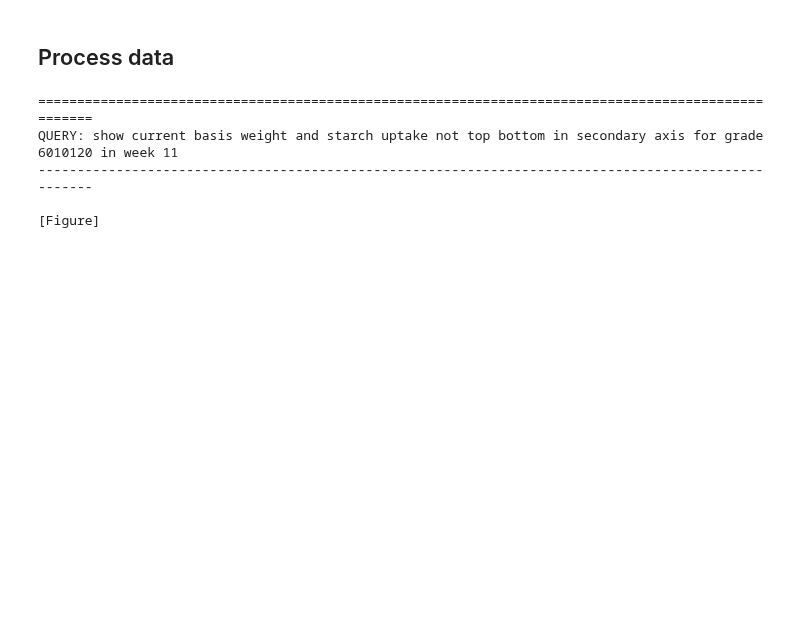
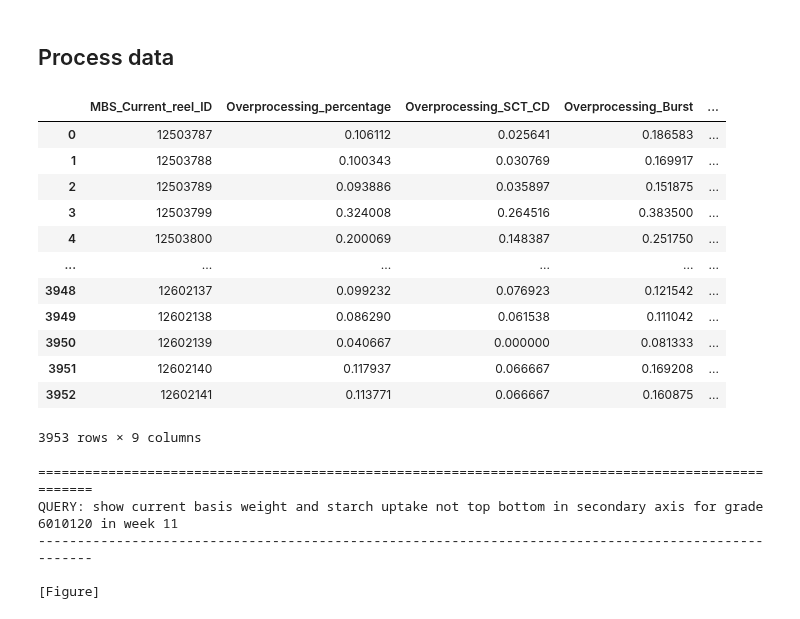
Before and after one commit to Miggon-dev/costimiser2, a Jupyter notebook: ai_process_analyst.ipynb, the cells around one changed output. Saved outputs shown, nothing was run; the diff lists cells and outputs as text; code cells hidden in the pictures; blank space fills up the shorter version.

Commit message:
new overprocessing calculation

```diff
--- a/ai_process_analyst.ipynb
+++ b/ai_process_analyst.ipynb
@@ -1405,3 +1405,18 @@ for m in modules:
     importlib.reload(m)
 # %% [markdown]
 ## Process data
+# %%
+from utility import setpoint_df
+turnup=[]
+
+for time_ref in ["2025-06-01","2025-07-01","2025-08-01","2025-09-01","2025-10-01","2025-11-01","2025-12-01","2026-01-01","2026-02-01","2026-03-01"]:
+    #print(time_ref)
+    turnup.append(pd.read_parquet(f"./data/costimier_turnup_{time_ref}.parquet",engine="fastparquet"))
+turnup=pd.concat(turnup,axis=0).copy()
+turnup.loc[:,"Starch_uptake__g/m2_"]=turnup["Starch_uptake_by_paper_Bottom_Roll__g/m2_"]+turnup["Starch_uptake_by_paper_Top_Roll__g/m2_"]
+turnup["AB_Grade_ID"] = turnup["AB_Grade_ID"].astype(str)
+
+coef_df = pd.DataFrame({
+        "property": ["MBS_SCT_MD", "MBS_SCT_CD", "MBS_Burst", "MBS_CMT30"],
+        "starch_coef": [0.1356332061139627, 0.15738688100760012, 10.8090692825425, 3.701831560389852]
+    })
@@ -1408,3 +1425,41 @@ for m in modules:
+# %%
+overprocessing=pd.melt(turnup[["Wedge_Time",'AB_Grade_ID','MBS_Current_reel_ID','Current_basis_weight','Starch_uptake__g/m2_','MBS_SCT_MD', 'MBS_SCT_CD', 'MBS_Burst', 'MBS_CMT30']], id_vars=['Wedge_Time','AB_Grade_ID','MBS_Current_reel_ID','Current_basis_weight','Starch_uptake__g/m2_'], value_vars=['MBS_SCT_MD', 'MBS_SCT_CD', 'MBS_Burst', 'MBS_CMT30'],var_name="property").merge(setpoint_df.pivot(index=["AB_Grade_ID","property"], columns=["variable"], values="value").reset_index(), on=["AB_Grade_ID","property"], how="left").dropna()
+overprocessing=pd.merge(overprocessing,coef_df,on=["property"],how="left")
+overprocessing["property_diff"]=overprocessing["value"]-overprocessing["min"]
+overprocessing["property_pct"]=overprocessing["property_diff"]/overprocessing["min"]
+overprocessing["overprocessing_std"]=(overprocessing["value"]-(overprocessing["min"] + overprocessing["target"])/2)/((overprocessing["target"] - overprocessing["min"])/2)
+overprocessing["overprocessing_score"]=(overprocessing["overprocessing_std"]-1).clip(0)
+overprocessing["underprocessing_score"]=(-overprocessing["overprocessing_std"]-1).clip(0)
+overprocessing["starch_uptake_diff"]=overprocessing["property_diff"]*overprocessing["starch_coef"]
+overprocessing["starch_mass_flow_diff_avg"]=overprocessing["starch_uptake_diff"]*1000/overprocessing['Current_basis_weight'] #kg/T
+overprocessing["starch_cost_diff"]=overprocessing["starch_mass_flow_diff_avg"]* 434.22 / 1000
+overprocessing = overprocessing[["MBS_Current_reel_ID","property","property_pct","starch_cost_diff","overprocessing_std","overprocessing_score","underprocessing_score"]]
+overprocessingT=overprocessing.groupby('MBS_Current_reel_ID').agg({"property_pct":"mean","starch_cost_diff":"mean", "overprocessing_std":"mean","overprocessing_score":"sum","underprocessing_score":"sum"}).reset_index()
+overprocessingT["property"]="ALL"
+overprocessing=pd.concat([overprocessing,overprocessingT],axis=0)
+overprocessing.pivot(index=["MBS_Current_reel_ID"],columns="property",values=["property_pct","starch_cost_diff"])
+overprocessing=overprocessing.pivot(index=["MBS_Current_reel_ID"],columns="property",values=["property_pct","starch_cost_diff"])
+overprocessing1=overprocessing["property_pct"].rename(columns={"ALL":"Overprocessing_percentage","MBS_SCT_CD":"Overprocessing_SCT_CD","MBS_Burst":"Overprocessing_Burst","MBS_CMT30":"Overprocessing_CMT30"})
+overprocessing2=overprocessing["starch_cost_diff"][["ALL"]].rename(columns={"ALL":"Overprocessing_cost__€/T_"})
+overprocessing3=overprocessingT[["MBS_Current_reel_ID","overprocessing_std","overprocessing_score","underprocessing_score"]].set_index("MBS_Current_reel_ID")
+overprocessing=pd.concat([overprocessing1,overprocessing2,overprocessing3],axis=1)
+overprocessing=overprocessing.reset_index()[["MBS_Current_reel_ID","Overprocessing_percentage","Overprocessing_SCT_CD","Overprocessing_Burst","Overprocessing_CMT30","Overprocessing_cost__€/T_","overprocessing_std","overprocessing_score","underprocessing_score"]]
+# %%
+overprocessing
+# %% [output]
+|  | MBS_Current_reel_ID | Overprocessing_percentage | Overprocessing_SCT_CD | Overprocessing_Burst | ... |
+| 0 | 12503787 | 0.106112 | 0.025641 | 0.186583 | ... |
+| 1 | 12503788 | 0.100343 | 0.030769 | 0.169917 | ... |
+| 2 | 12503789 | 0.093886 | 0.035897 | 0.151875 | ... |
+| 3 | 12503799 | 0.324008 | 0.264516 | 0.383500 | ... |
+| 4 | 12503800 | 0.200069 | 0.148387 | 0.251750 | ... |
+| ... | ... | ... | ... | ... | ... |
+| 3948 | 12602137 | 0.099232 | 0.076923 | 0.121542 | ... |
+| 3949 | 12602138 | 0.086290 | 0.061538 | 0.111042 | ... |
+| 3950 | 12602139 | 0.040667 | 0.000000 | 0.081333 | ... |
+| 3951 | 12602140 | 0.117937 | 0.066667 | 0.169208 | ... |
+| 3952 | 12602141 | 0.113771 | 0.066667 | 0.160875 | ... |
+3953 rows × 9 columns
 # %%
 out = ask("show current basis weight and starch uptake not top bottom in secondary axis for grade 6010120 in week 11")
 # %% [output]
```
Also changed, not shown: parts of 1 cell of this notebook, 2 other files.
